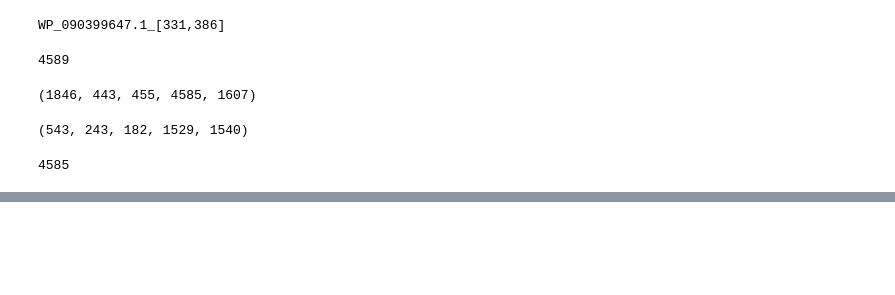
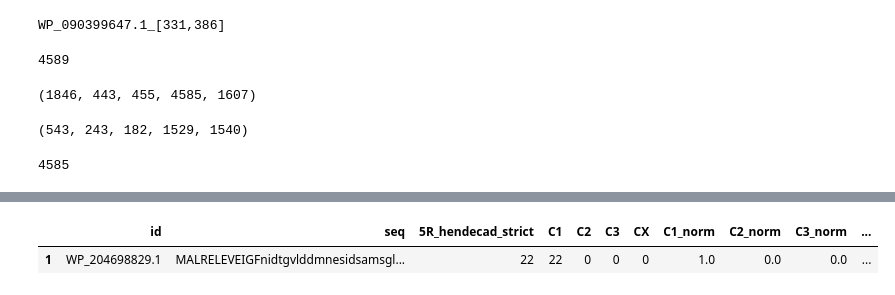
Before and after one commit to donEnno/hendecads, a Jupyter notebook: 1_seq_analysis/tmp_cd_clans.ipynb, the cells around one changed output, grey strips where cells are left out. Saved outputs shown, nothing was run; the diff lists cells and outputs as text; code cells hidden in the pictures; blank space fills up the shorter version.

```diff
--- a/1_seq_analysis/tmp_cd_clans.ipynb
+++ b/1_seq_analysis/tmp_cd_clans.ipynb
@@ -280,0 +261,9 @@ plt.show()
+# %%
+test_id = "WP_204698829.1"
+test_seq = tmp_df[tmp_df['id'] == test_id]
+test_ixs = eval(test_seq['5R_ix_hendecad_strict'].values[0])
+
+test_seq[['id', 'seq', '5R_hendecad_strict', 'C1', 'C2', 'C3', 'CX', 'C1_norm', 'C2_norm', 'C3_norm', 'CX_norm']]
+# %% [output]
+|  | id | seq | 5R_hendecad_strict | C1 | C2 | C3 | CX | C1_norm | C2_norm | C3_norm | ... |
+| 1 | WP_204698829.1 | MALRELEVEIGFnidtgvlddmnesidsamsgl... | 22 | 22 | 0 | 0 | 0 | 1.0 | 0.0 | 0.0 | ... |
```
Also changed, not shown: parts of 13 cells of this notebook, 3 other files.
